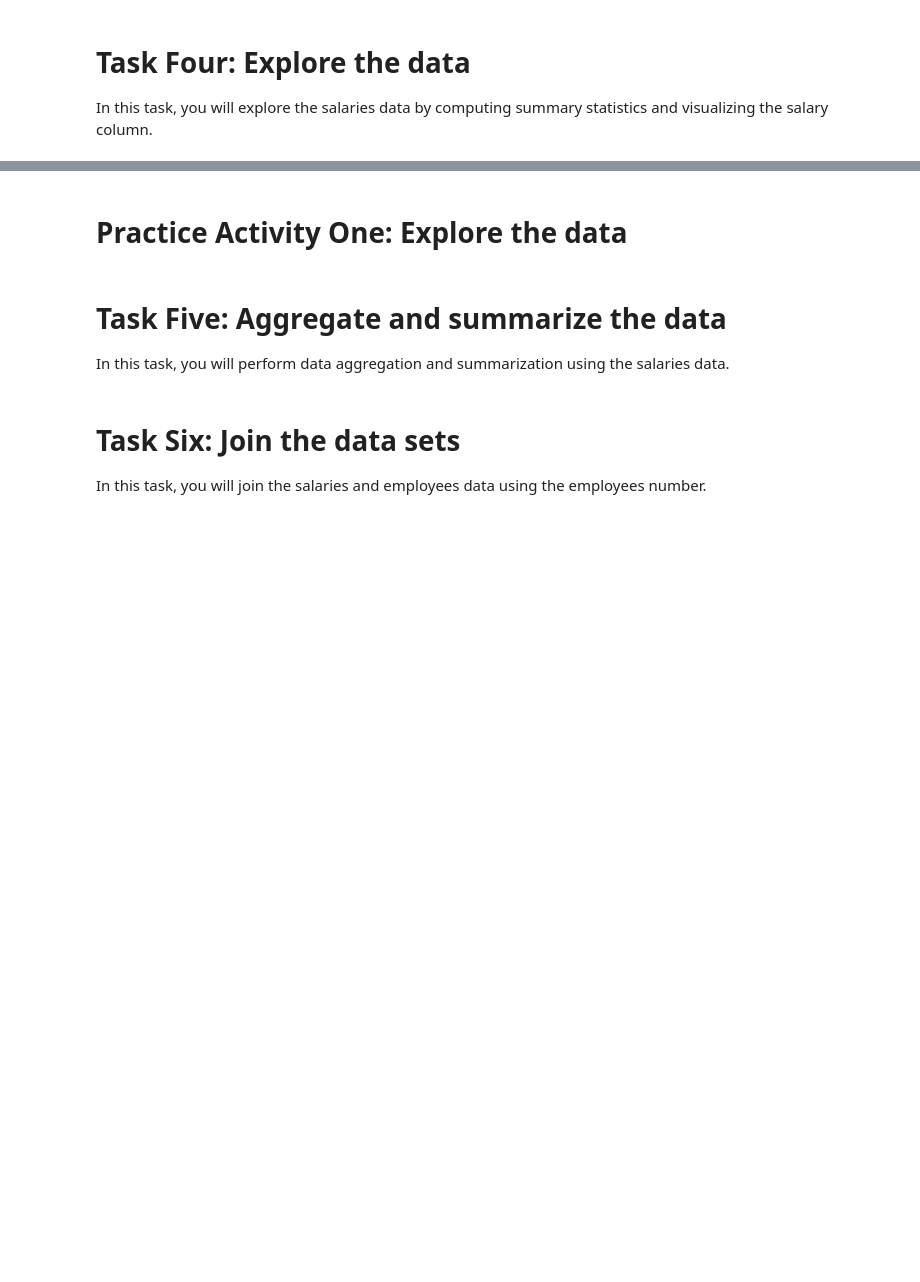
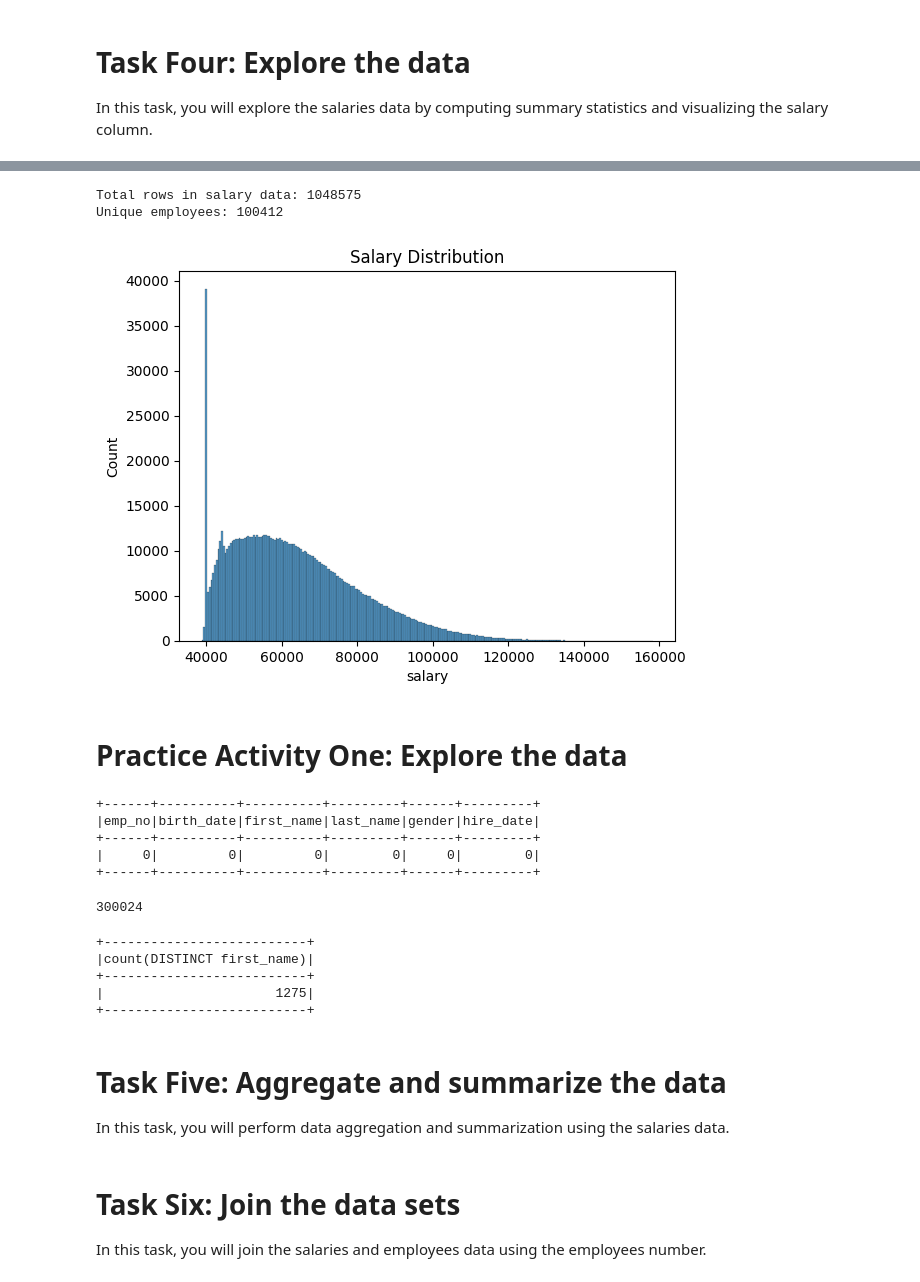
Before and after one commit to KunleAdeyanju/PySpark-Foundations, a Jupyter notebook: projects/PySpark foundations script.ipynb, the cells around one changed output, grey strips where cells are left out. Drawn from its saved outputs; the diff is of its cells as text; code cells hidden in the pictures; blank space fills up the shorter version.

```diff
--- a/projects/PySpark foundations script.ipynb
+++ b/projects/PySpark foundations script.ipynb
@@ -135,5 +146,8 @@ emp_df.printSchema()
 # %%
 ## Chain transformations to cast 'emp_no' to string and 'to_date' & 'from_date' to date
+sal_df = sal_df.withColumn('emp_no', sal_df['emp_no'].cast('String')) \
+    .withColumn('to_date', sal_df['to_date'].cast('date')) \
+    .withColumn('from_date', sal_df['from_date'].cast('date'))
 
 
 ## Show the updated schema
@@ -148,15 +198,47 @@ In this task, you will explore the salaries data by computing summary statistics
 # %%
 ## Count total rows and unique employees in salary data
+print(f'Total rows in salary data: {sal_df.count()}')
+print(f"Unique employees: {sal_df.select('emp_no').distinct().count()}")
+# %% [output]
+Total rows in salary data: 1048575
+Unique employees: 100412
 # %%
 ## Plot the salary distribution
+sal_df_pandas = sal_df.toPandas()
+sns.histplot(sal_df_pandas['salary'])
+plt.title('Salary Distribution')
+plt.show()
+# %% [output]
+[figure, added]
 # %% [markdown]
 # Practice Activity One: Explore the data
 # %%
 ## Create a sum of missing values per column in the employees data
+emp_df.select([sum(col(c).isNull().cast('int')).alias(c) for c in emp_df.columns]).show()
+# %% [output]
++------+----------+----------+---------+------+---------+
+|emp_no|birth_date|first_name|last_name|gender|hire_date|
++------+----------+----------+---------+------+---------+
+|     0|         0|         0|        0|     0|        0|
++------+----------+----------+---------+------+---------+
 # %%
 ## Count the number of rows in the employees data
+emp_df.count()
+# %% [output]
+300024
 # %%
 ## How many different first names can be found in the employees data?
+emp_df.select(countDistinct('first_name')).show()
+
+#or
+
+emp_df.select('first_name').distinct().count()
+# %% [output]
++--------------------------+
+|count(DISTINCT first_name)|
++--------------------------+
+|                      1275|
++--------------------------+
 # %% [markdown]
 # Task Five: Aggregate and summarize the data
 In this task, you will perform data aggregation and summarization using the salaries data.
```
Also changed, not shown: parts of 8 cells of this notebook.
